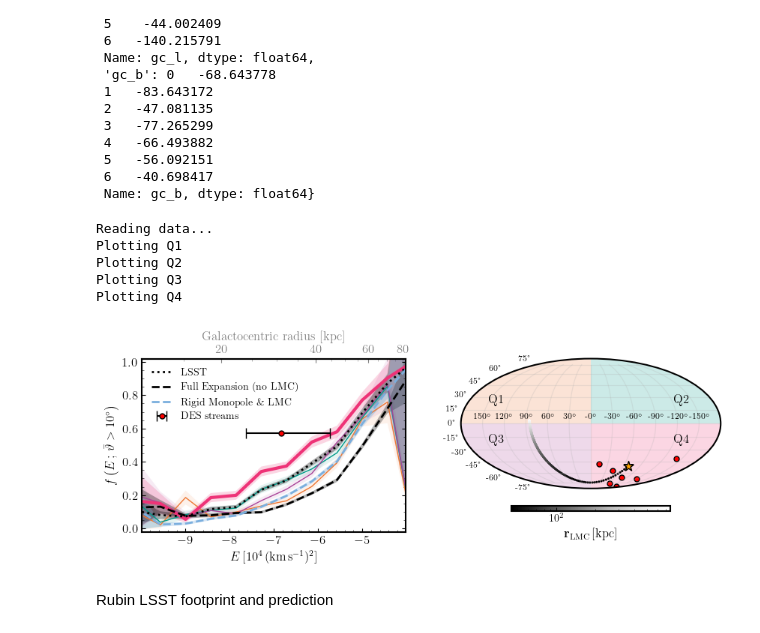
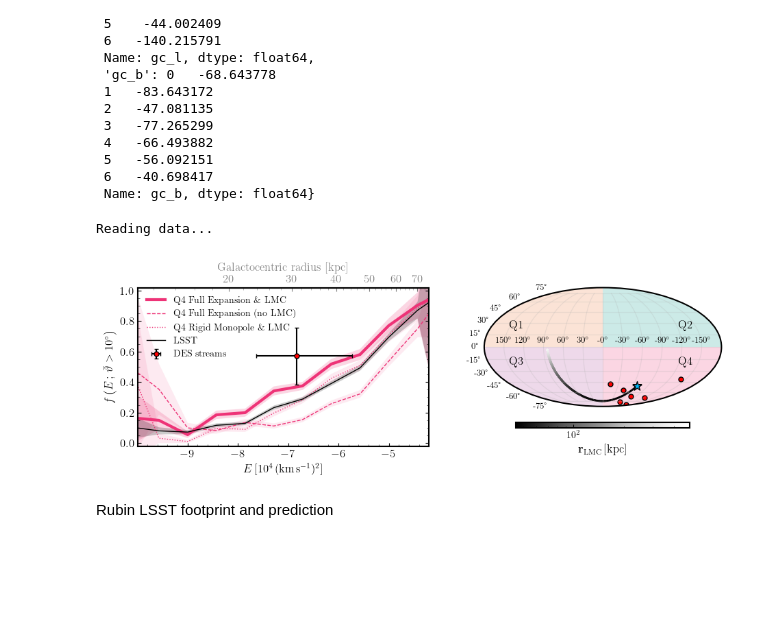
Before and after one commit to dc-broo3/oceanus, a Jupyter notebook: analysis/DES-stream-data.ipynb, the cells around one changed output. Cells and saved outputs as stored; diff of their text form; code cells hidden in the pictures; blank space fills up the shorter version.

Commit message:
Fixed plots. Added fig6 to paperplots.

```diff
--- a/analysis/DES-stream-data.ipynb
+++ b/analysis/DES-stream-data.ipynb
@@ -526,7 +526,7 @@ DES_plot_data
 # %%
 def rubinlsst_mask(path, potl):
 
-    rubin_radec = np.load('RUBIN_ra_dec_footprint.npy')
+    rubin_radec = np.load('/mnt/ceph/users/rbrooks/oceanus/analysis/RUBIN_ra_dec_footprint.npy')
     # boundary_rubin = Path(rubin_radec)
     # patch_rubin = patches.PathPatch(boundary_rubin, facecolor='None', lw=.1,  edgecolor='k')
 
@@ -552,7 +552,7 @@ def rubinlsst_mask(path, potl):
     lsst_mask = outline_path.contains_points(radec_streams)
     return lsst_mask
 # %%
-def plot_metric_QUAD(ax, indices_in_bins, metric, threshold, y_label, title, colors, labels, bin_mids, mask_idx):
+def plot_metric_Q4(ax, indices_in_bins, metric, threshold, y_label, colors, labels, bin_mids, pot_idx):
     ax.tick_params(axis='x',which='both', top=False)
 
     frac = []
@@ -572,21 +572,26 @@ def plot_metric_QUAD(ax, indices_in_bins, metric, threshold, y_label, title, col
         frac.append(frac_high)
         uncert.append(uncert_high)
 
-    if mask_idx == 3: #mask_idx == 2
-        ax.plot(bin_mids, frac, lw=3, label=labels[mask_idx], c=colors[mask_idx])
+    if pot_idx == 0: #mask_idx == 2
+        ax.plot(bin_mids, frac, lw=3, label=labels[pot_idx], c=colors[pot_idx])
         ax.fill_between(bin_mids, np.array(frac) - np.array(uncert), np.array(frac) + np.array(uncert),
-                        alpha=0.2, ec='None', fc=colors[mask_idx])
-    else:
-        ax.plot(bin_mids, frac, lw=1, label=labels[mask_idx], c=colors[mask_idx])
+                        alpha=0.2, ec='None', fc=colors[pot_idx])
+
+    elif pot_idx == 1: #mask_idx == 2
+        ax.plot(bin_mids, frac, lw=1, ls='dashed', label=labels[pot_idx], c=colors[pot_idx])
         ax.fill_between(bin_mids, np.array(frac) - np.array(uncert), np.array(frac) + np.array(uncert),
-                        fc=colors[mask_idx], alpha=0.1, ec='None',)
+                        alpha=0.1, ec='None', fc=colors[pot_idx])
+
+    elif pot_idx == 2: #mask_idx == 2
+        ax.plot(bin_mids, frac, lw=1, ls='dotted', label=labels[pot_idx], c=colors[pot_idx])
+        ax.fill_between(bin_mids, np.array(frac) - np.array(uncert), np.array(frac) + np.array(uncert),
+                        alpha=0.1, ec='None', fc=colors[pot_idx])
 
     ax.set_xlabel(r'$E\,[10^{4}\,(\mathrm{km}\,\mathrm{s}^{-1})^2]$', fontsize=12)
     ax.set_ylabel(y_label, fontsize=12)
-    ax.set_xlim(-9.99, -4.01)
+    ax.set_xlim(-9.99, -4.21)
     ax.set_ylim(-0.02, 1.02)
-    ax.set_title(title, fontsize=14)
-    if mask_idx==0:
+    if pot_idx==0:
         secax = ax.secondary_xaxis('top', functions=(interp_E_to_r, interp_r_to_E))
         secax.set_xlabel('Galactocentric radius [kpc]', color='grey', fontsize=12)
         secax.tick_params(axis='x',which='both', colors='grey')
@@ -787,18 +750,13 @@ def fig6(path_data, potls, real_data, quadlabels, potllabels, plotname, savefig=
 # %%
 data_path='/mnt/ceph/users/rbrooks/oceanus/analysis/stream-runs/combined-files/plotting_data/16384-dt1Myr/'
 pots_fig6 = list(['full-MWhalo-full-MWdisc-full-LMC.hdf5', 'full-MWhalo-full-MWdisc-no-LMC.hdf5',
                  'rm-MWhalo-full-MWdisc-full-LMC.hdf5'])
-quadlabels_fig6 = list(['','','',''])
-potlabels_fig6 = list(['','Full Expansion (no LMC)','Rigid Monopole \& LMC'])
+quadlabels_fig6 = list(['Q4 Full Expansion \& LMC','Q4 Full Expansion (no LMC)','Q4 Rigid Monopole \& LMC'])
 
-fig6(data_path, pots_fig6, DES_plot_data, quadlabels_fig6, potlabels_fig6, 'fig6', False)
+fig6(data_path, pots_fig6, DES_plot_data, quadlabels_fig6, 'fig6', False)
 # %% [output]
 Reading data...
-Plotting Q1
-Plotting Q2
-Plotting Q3
-Plotting Q4
-[figure, old version]
+[figure, new version]
 # %% [markdown]
 Rubin LSST footprint and prediction
 # %%
```
Also changed, not shown: parts of 4 cells of this notebook, 1 other file.
